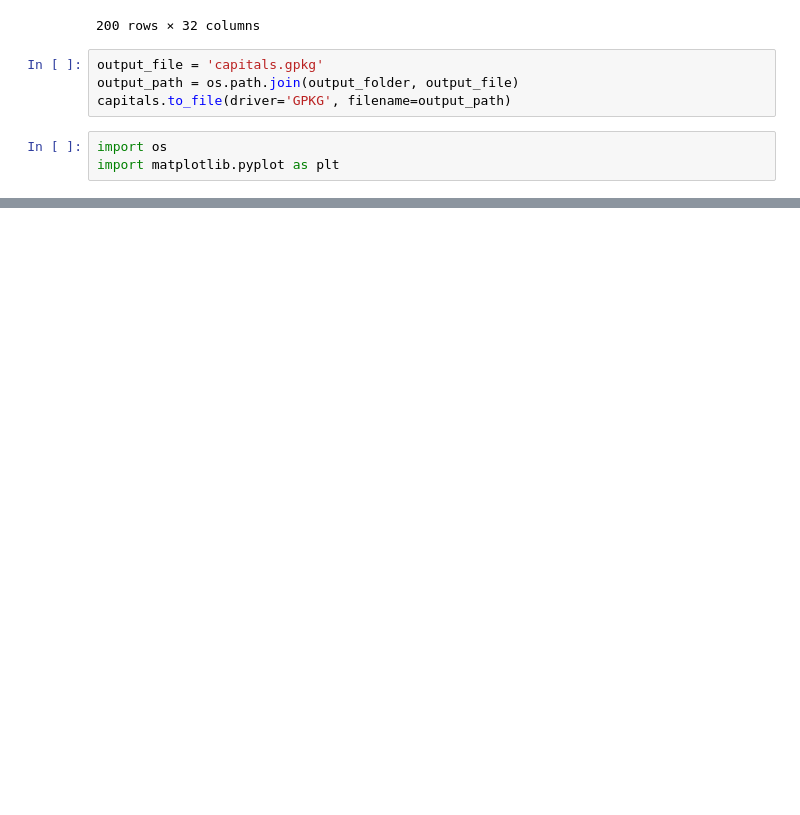
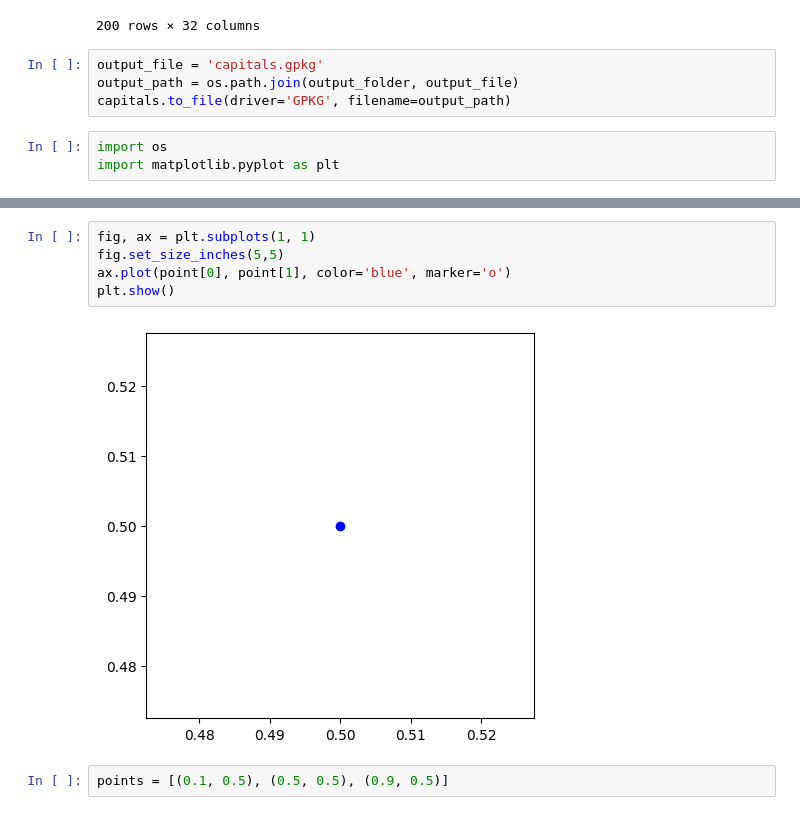
Before and after one commit to cheptoo284/geospatial-analysis, a Jupyter notebook: Copy_of_Untitled0.ipynb, the cells around one changed output, grey strips where cells are left out. Cells and saved outputs as stored; diff of their text form; blank space fills up the shorter version.

```diff
--- a/Copy_of_Untitled0.ipynb
+++ b/Copy_of_Untitled0.ipynb
@@ -104,0 +129,9 @@ import matplotlib.pyplot as plt
+# %%
+fig, ax = plt.subplots(1, 1)
+fig.set_size_inches(5,5)
+ax.plot(point[0], point[1], color='blue', marker='o')
+plt.show()
+# %% [output]
+[figure, added]
+# %%
+points = [(0.1, 0.5), (0.5, 0.5), (0.9, 0.5)]
```
Also changed, not shown: parts of 25 cells of this notebook.
